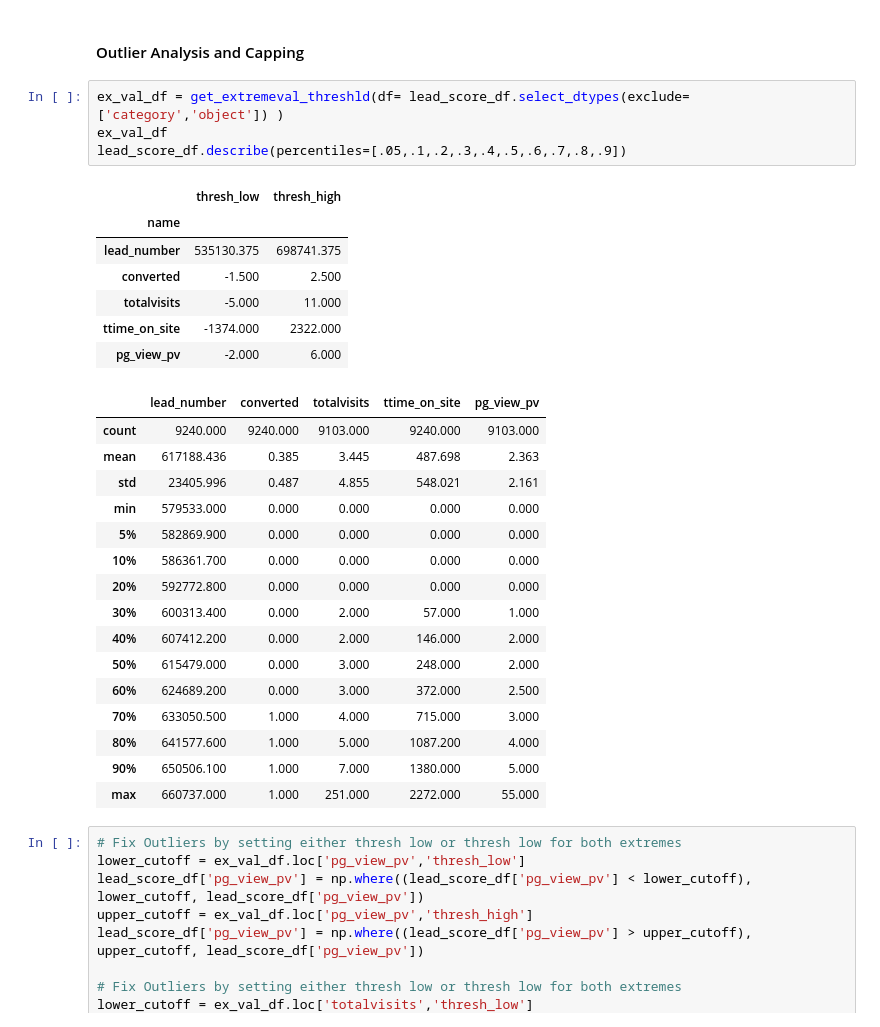
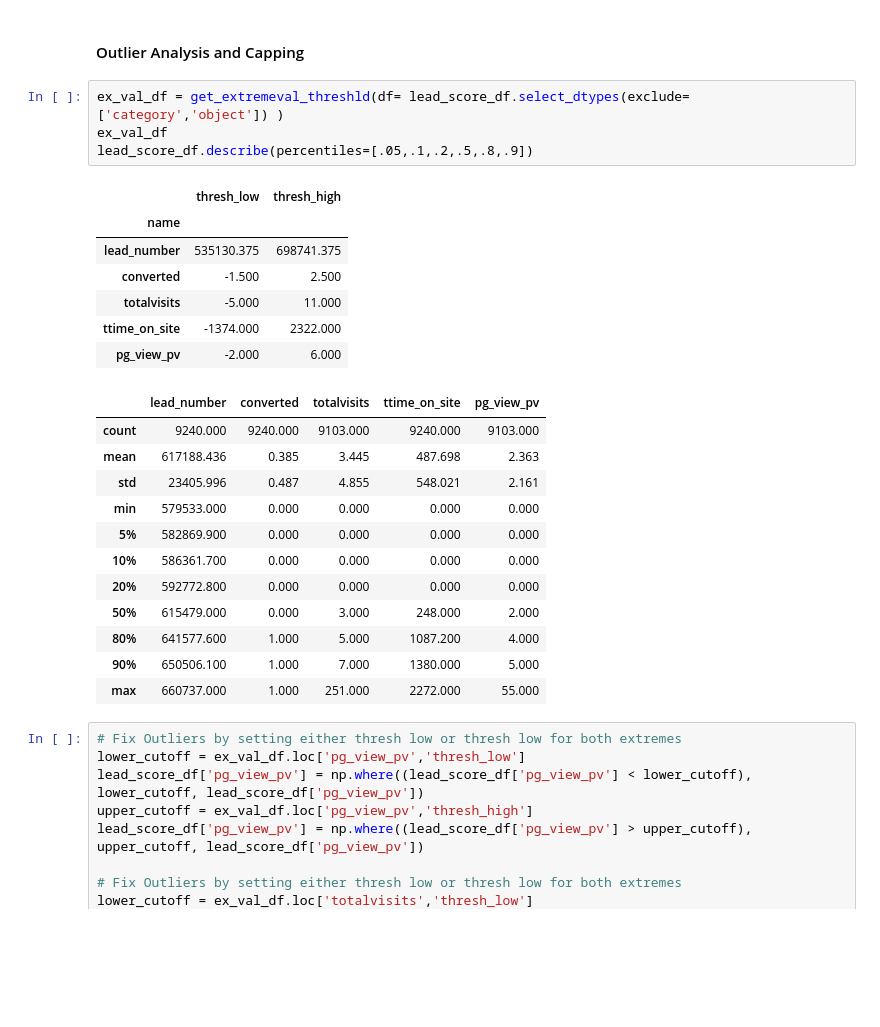
Before and after one commit to vigneshk01/Lead-Scoring-Case-Study, a Jupyter notebook: lead-scoring-case-study.ipynb, the cells around one changed output. Drawn from its saved outputs; the diff is of its cells as text; blank space fills up the shorter version.

```diff
--- a/lead-scoring-case-study.ipynb
+++ b/lead-scoring-case-study.ipynb
@@ -411,28 +411,24 @@ plt.show()
 # %%
 ex_val_df = get_extremeval_threshld(df= lead_score_df.select_dtypes(exclude=['category','object']) )
 ex_val_df
-lead_score_df.describe(percentiles=[.05,.1,.2,.3,.4,.5,.6,.7,.8,.9])
+lead_score_df.describe(percentiles=[.05,.1,.2,.5,.8,.9])
 # %% [output]
 |  | thresh_low | thresh_high |
 | name |  |  |
 | lead_number | 535130.375 | 698741.375 |
 | converted | -1.500 | 2.500 |
 | totalvisits | -5.000 | 11.000 |
 | ttime_on_site | -1374.000 | 2322.000 |
 | pg_view_pv | -2.000 | 6.000 |
 |  | lead_number | converted | totalvisits | ttime_on_site | pg_view_pv |
 | count | 9240.000 | 9240.000 | 9103.000 | 9240.000 | 9103.000 |
 | mean | 617188.436 | 0.385 | 3.445 | 487.698 | 2.363 |
 | std | 23405.996 | 0.487 | 4.855 | 548.021 | 2.161 |
 | min | 579533.000 | 0.000 | 0.000 | 0.000 | 0.000 |
 | 5% | 582869.900 | 0.000 | 0.000 | 0.000 | 0.000 |
 | 10% | 586361.700 | 0.000 | 0.000 | 0.000 | 0.000 |
 | 20% | 592772.800 | 0.000 | 0.000 | 0.000 | 0.000 |
-| 30% | 600313.400 | 0.000 | 2.000 | 57.000 | 1.000 |
-| 40% | 607412.200 | 0.000 | 2.000 | 146.000 | 2.000 |
 | 50% | 615479.000 | 0.000 | 3.000 | 248.000 | 2.000 |
-| 60% | 624689.200 | 0.000 | 3.000 | 372.000 | 2.500 |
-| 70% | 633050.500 | 1.000 | 4.000 | 715.000 | 3.000 |
 | 80% | 641577.600 | 1.000 | 5.000 | 1087.200 | 4.000 |
 | 90% | 650506.100 | 1.000 | 7.000 | 1380.000 | 5.000 |
 | max | 660737.000 | 1.000 | 251.000 | 2272.000 | 55.000 |
```
Also changed, not shown: parts of 22 cells of this notebook.
